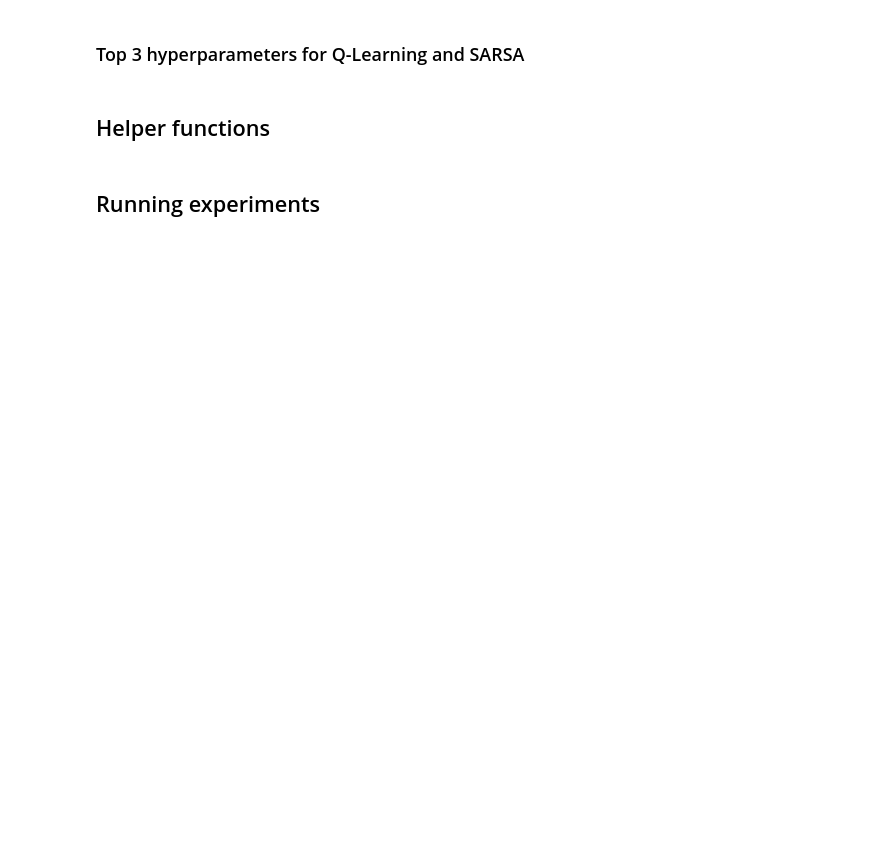
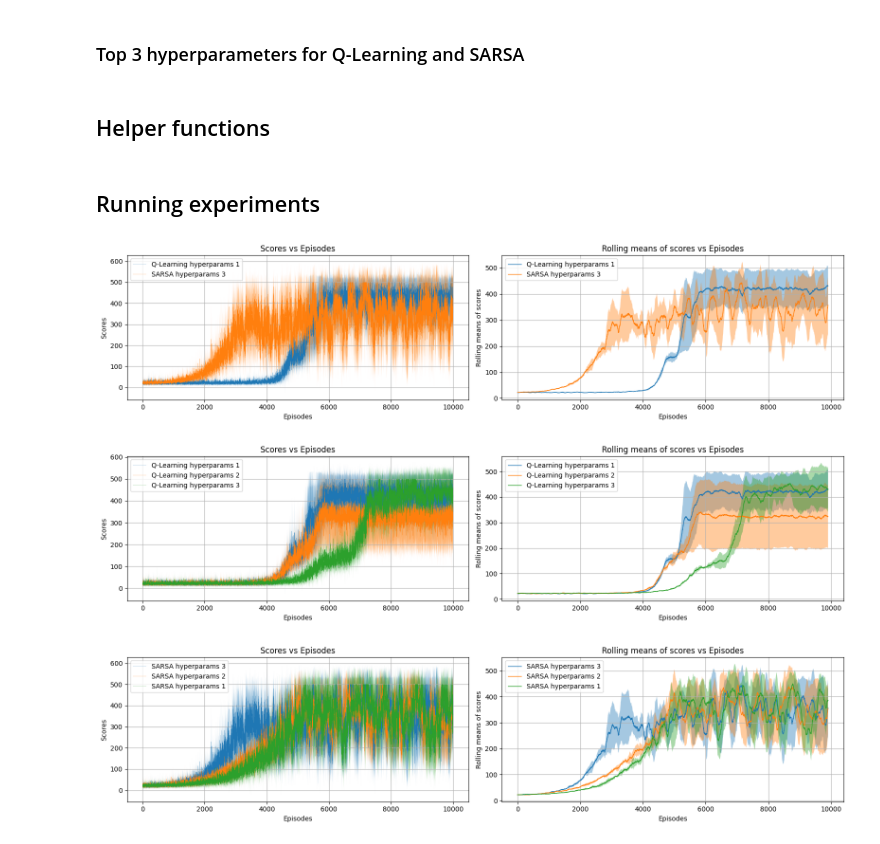
Before and after one commit to JG-0212/DA6400_RL_PA1, a Jupyter notebook: cartpole_training.ipynb, the cells around one changed output. Cells and saved outputs as stored; diff of their text form; code cells hidden in the pictures; blank space fills up the shorter version.

Commit message:
finish testing cartpole

```diff
--- a/cartpole_training.ipynb
+++ b/cartpole_training.ipynb
@@ -143,6 +145,20 @@ sarsa_results = test_agent(env, sarsa_agent, trainer, sarsa_hyperparameter_list,
 env.close()
 # %%
 combined_results = qlearning_results + sarsa_results
+
+with open("backups/cartpole-plots/cartpole_qlearning_results.pickle", 'wb') as handle:
+    pickle.dump(qlearning_results, handle, protocol=pickle.HIGHEST_PROTOCOL)
+
+with open("backups/cartpole-plots/cartpole_sarsa_results.pickle", 'wb') as handle:
+    pickle.dump(sarsa_results, handle, protocol=pickle.HIGHEST_PROTOCOL)
+
 plot_test_results(combined_results, [0, 3])
+plt.savefig("backups/cartpole-plots/cartpole_combined.png")
 plot_test_results(qlearning_results, [0, 1, 2])
+plt.savefig("backups/cartpole-plots/cartpole_qlearning.png")
 plot_test_results(sarsa_results, [0, 1, 2])
+plt.savefig("backups/cartpole-plots/cartpole_sarsa.png")
+# %% [output]
+[figure, added]
+[figure, added]
+[figure, added]
```
Also changed, not shown: parts of 2 cells of this notebook.
